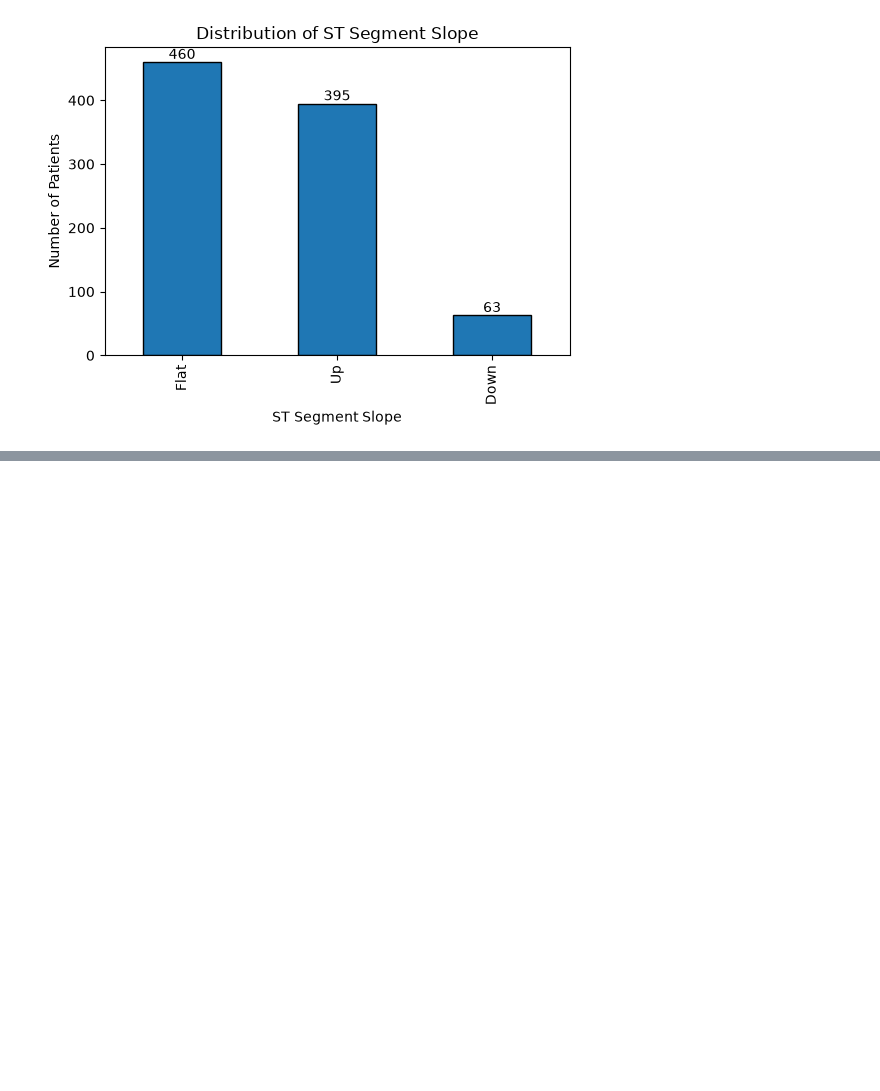
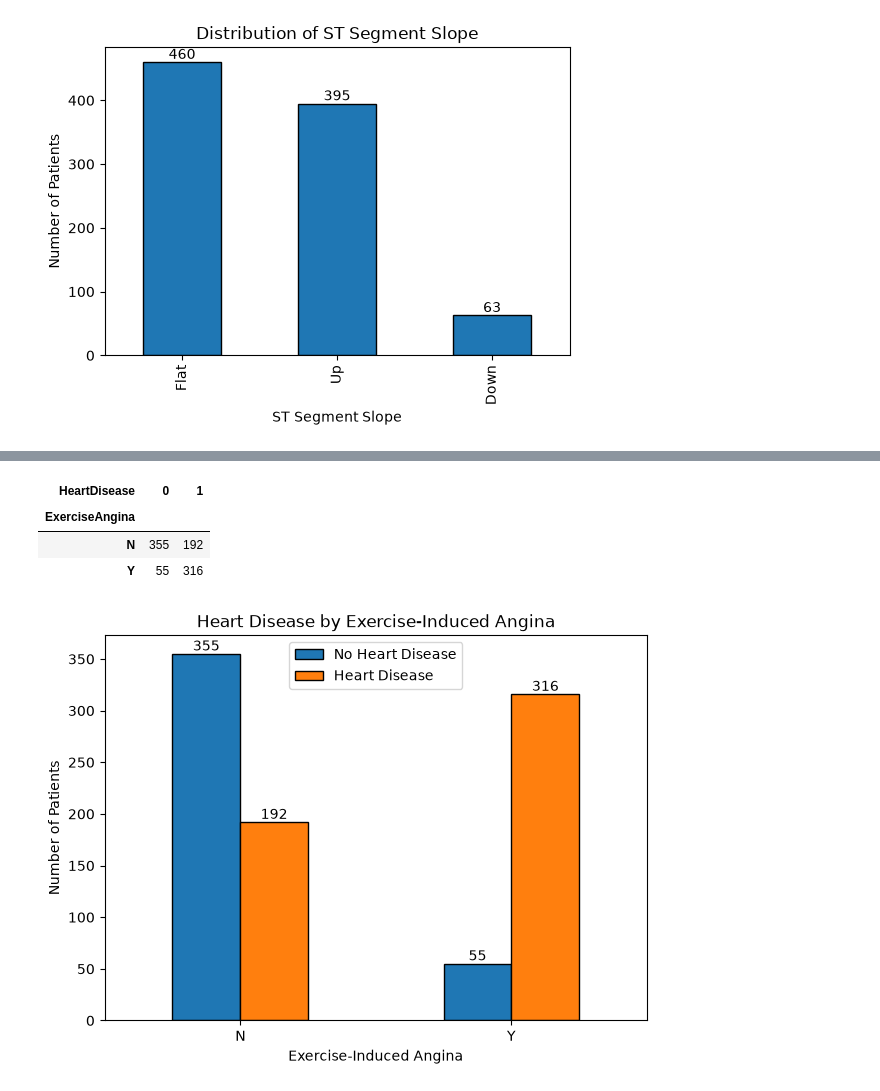
Before and after one commit to CyberFemi-x/HeartDiseasePrediction, a Jupyter notebook: notebooks/Heart_Disease_EDA.ipynb, the cells around one changed output, grey strips where cells are left out. Drawn from its saved outputs; the diff is of its cells as text; code cells hidden in the pictures; blank space fills up the shorter version.

```diff
--- a/notebooks/Heart_Disease_EDA.ipynb
+++ b/notebooks/Heart_Disease_EDA.ipynb
@@ -412,0 +465,28 @@ plt.show()
+# %%
+pd.crosstab(df["ExerciseAngina"], df["HeartDisease"])
+# %% [output]
+| HeartDisease | 0 | 1 |
+| ExerciseAngina |  |  |
+| N | 355 | 192 |
+| Y | 55 | 316 |
+# %%
+exercise_hd = pd.crosstab(df["ExerciseAngina"], df["HeartDisease"])
+
+ax = exercise_hd.plot(
+    kind="bar",
+    figsize=(7,5),
+    edgecolor="black"
+)
+
+plt.title("Heart Disease by Exercise-Induced Angina")
+plt.xlabel("Exercise-Induced Angina")
+plt.ylabel("Number of Patients")
+plt.xticks(rotation=0)
+plt.legend(["No Heart Disease", "Heart Disease"])
+
+for container in ax.containers:
+    ax.bar_label(container)
+
+plt.show()
+# %% [output]
+[figure, added]
```
Also changed, not shown: parts of 29 cells of this notebook.
